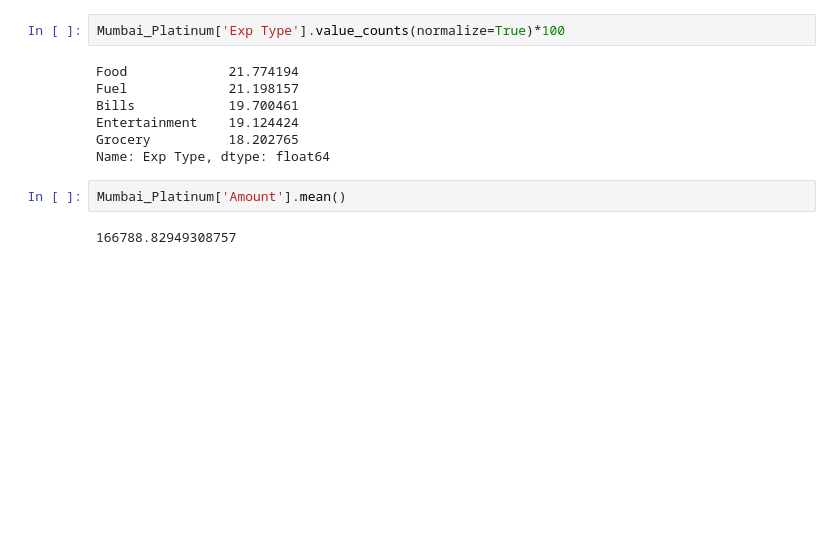
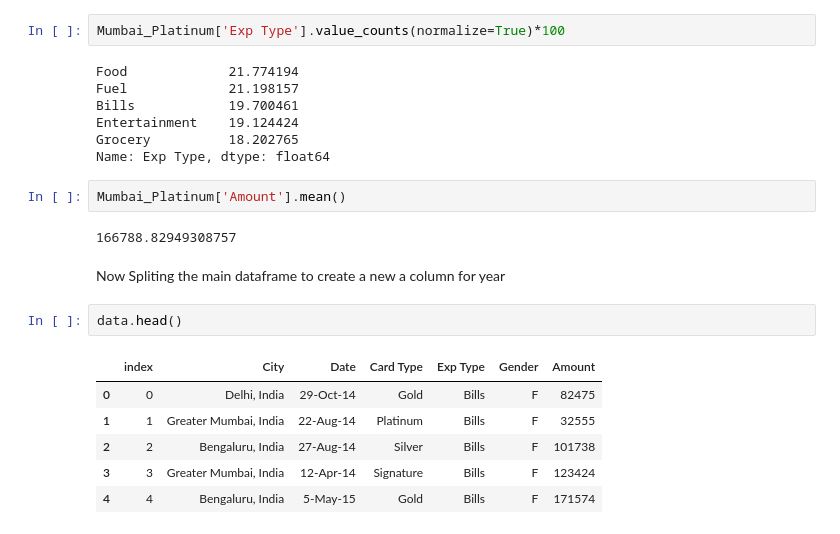
Before and after one commit to WhiteHorse101/Credit-Card-Spending-Habits, a Jupyter notebook: EDA.ipynb, the cells around one changed output. Saved outputs shown, nothing was run; the diff lists cells and outputs as text; blank space fills up the shorter version.

Commit message:
Identified spending habits of different card holders

```diff
--- a/EDA.ipynb
+++ b/EDA.ipynb
@@ -340,3 +348,14 @@ Name: Exp Type, dtype: float64
 Mumbai_Platinum['Amount'].mean()
 # %% [output]
 166788.82949308757
+# %% [markdown]
+Now Spliting the main dataframe to create a new a column for year
+# %%
+data.head()
+# %% [output]
+|  | index | City | Date | Card Type | Exp Type | Gender | Amount |
+| 0 | 0 | Delhi, India | 29-Oct-14 | Gold | Bills | F | 82475 |
+| 1 | 1 | Greater Mumbai, India | 22-Aug-14 | Platinum | Bills | F | 32555 |
+| 2 | 2 | Bengaluru, India | 27-Aug-14 | Silver | Bills | F | 101738 |
+| 3 | 3 | Greater Mumbai, India | 12-Apr-14 | Signature | Bills | F | 123424 |
+| 4 | 4 | Bengaluru, India | 5-May-15 | Gold | Bills | F | 171574 |
```
Also changed, not shown: parts of 3 cells of this notebook.
